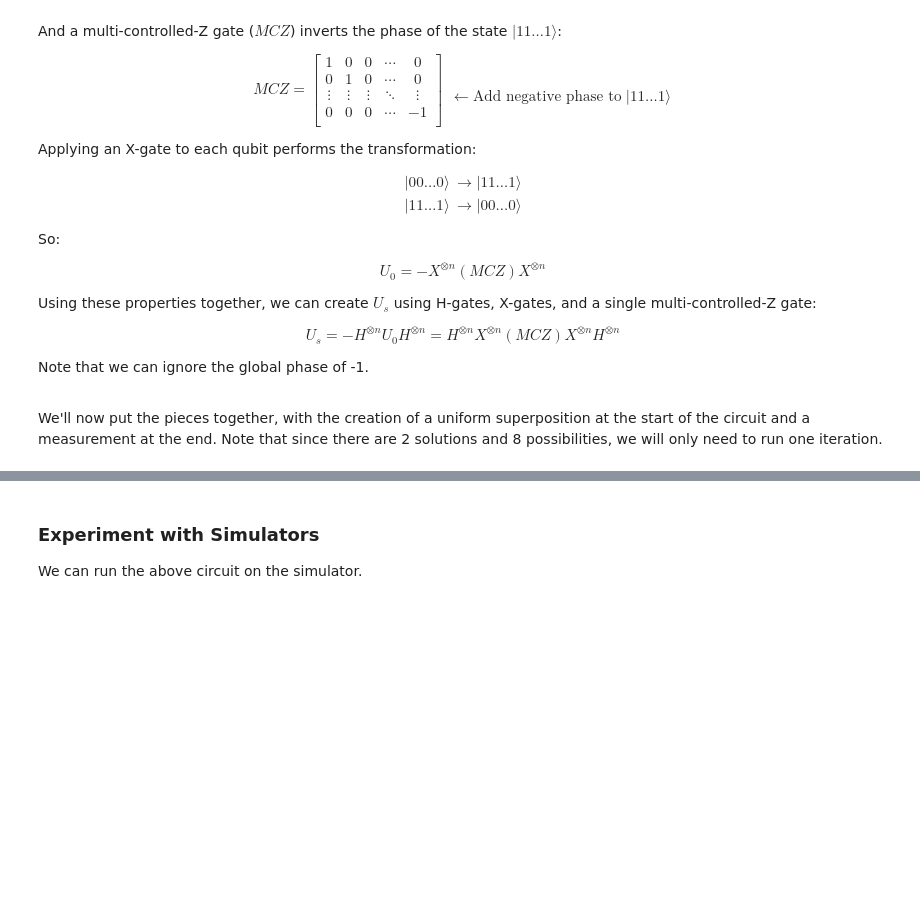
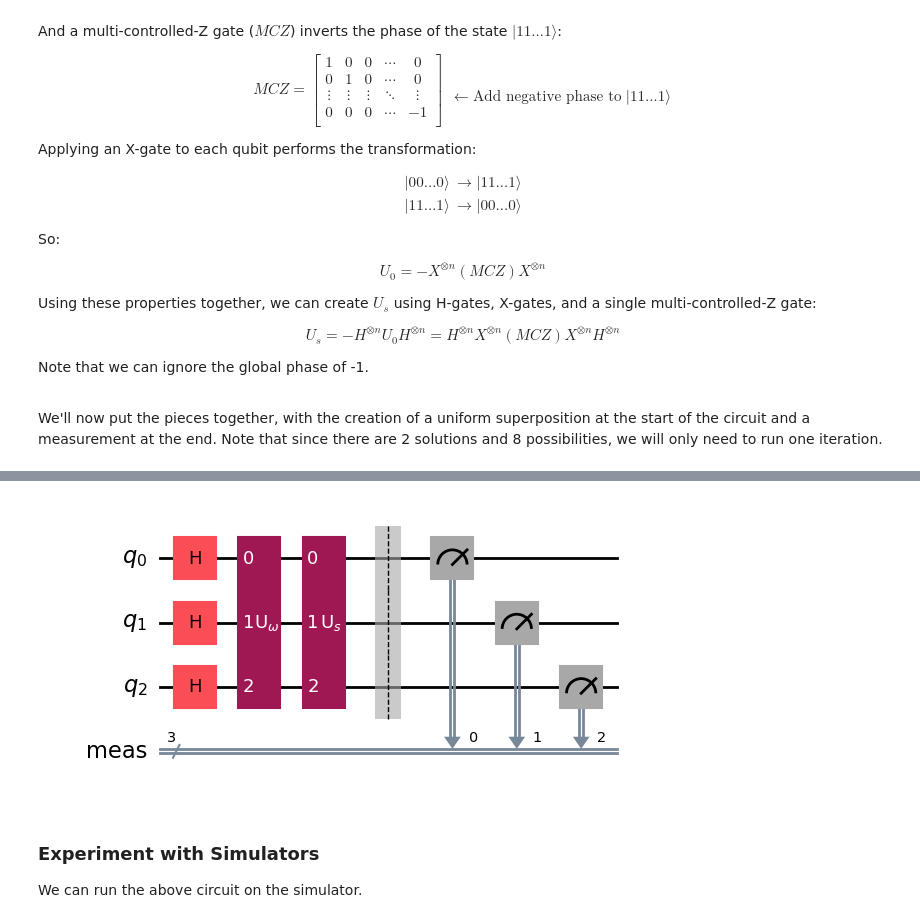
Before and after one commit to francois-marie/qiskit-demo, a Jupyter notebook: presentations/grover.ipynb, the cells around one changed output, grey strips where cells are left out. Drawn from its saved outputs; the diff is of its cells as text; code cells hidden in the pictures; folded sections open; blank space fills up the shorter version.

```diff
--- a/presentations/grover.ipynb
+++ b/presentations/grover.ipynb
@@ -229,5 +233,5 @@ grover_circuit = initialize_s(grover_circuit, [0,1,2])
 grover_circuit.append(oracle_ex3, [0,1,2])
 grover_circuit.append(diffuser(n), [0,1,2])
 grover_circuit.measure_all()
-grover_circuit.draw()
+grover_circuit.draw(output='mpl')
 # %% [output]
@@ -235,3 +238,4 @@ grover_circuit.draw()
+[figure, added]
 # %% [markdown]
 ### Experiment with Simulators  <a id='3qubits-simulation'></a>
 
```
Also changed, not shown: parts of 18 cells of this notebook, 2 other files.
